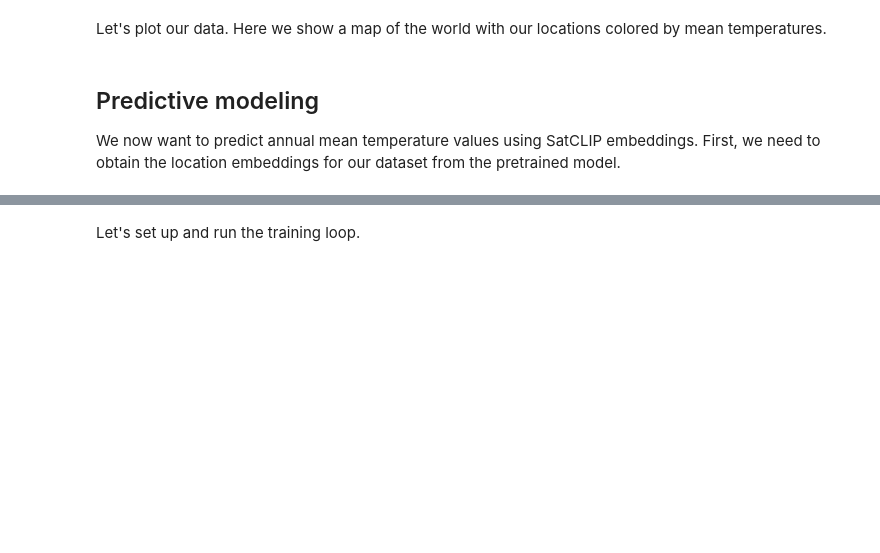
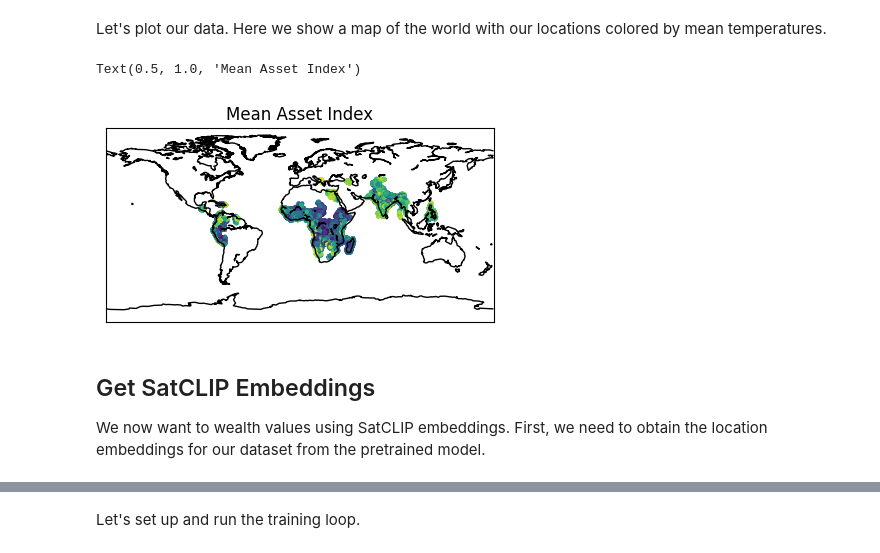
Before and after one commit to Better-Planet-Laboratory/ai4good, a Jupyter notebook: Notebooks/wk5/pt3-satclip.ipynb, the cells around one changed output, grey strips where cells are left out. Drawn from its saved outputs; the diff is of its cells as text; code cells hidden in the pictures; blank space fills up the shorter version.

```diff
--- a/Notebooks/wk5/pt3-satclip.ipynb
+++ b/Notebooks/wk5/pt3-satclip.ipynb
@@ -84,2 +81,0 @@ def get_air_temp_data(pred="temp",norm_y=True,norm_x=True):
-# %%
-coords, _, y = get_air_temp_data()
@@ -85,0 +84,22 @@ coords, _, y = get_air_temp_data()
+# %%
+def get_poverty_data(path="dhs_final_labels.csv", pred="asset_index"):
+  '''
+  Download and process the poverty mapping dataset from SustainBench (more info: https://www.nature.com/articles/sdata2018246)
+
+  Parameters:
+  pred = numeric; name of outcome variable to be returned, 0-indexed. Must be numeric column. 6 is 'asset_index'
+  norm_y = logical; should outcome be normalized
+
+  Return:
+  coords = spatial coordinates (lon/lat)
+  y = outcome variable
+  '''
+  df = pd.read_csv(path)
+  lat = np.array(df['lat'])
+  lon = np.array(df['lon'])
+  coords = np.column_stack((lon, lat))
+  y = np.array(df[pred]).reshape(-1)
+
+  return torch.tensor(coords), torch.tensor(y)
+
+print('function defined')
@@ -85,0 +108,4 @@ coords, _, y = get_air_temp_data()
+# %%
+coords, y = get_poverty_data(pred="asset_index", path='/kaggle/input/dhs-labels-for-poverty-mapping-from-sustainbench/dhs_final_labels.csv')
+print("Coordinates tensor:", coords)
+print("Outcome variable tensor:", y)
@@ -86,16 +122,16 @@ coords, _, y = get_air_temp_data()
 # %% [markdown]
 Let's plot our data. Here we show a map of the world with our locations colored by mean temperatures.
 # %%
-import matplotlib.pyplot as plt
-from mpl_toolkits.basemap import Basemap
-
 fig, ax = plt.subplots(1, figsize=(5, 3))
 
 m = Basemap(projection='cyl', resolution='c', ax=ax)
 m.drawcoastlines()
 ax.scatter(coords[:,0], coords[:,1], c=y, s=5)
-ax.set_title('Annual Mean Temperatures')
+ax.set_title('Mean Asset Index')
+# %% [output]
+Text(0.5, 1.0, 'Mean Asset Index')
+[figure, added]
 # %% [markdown]
-## Predictive modeling
+## Get SatCLIP Embeddings
 
-We now want to predict annual mean temperature values using SatCLIP embeddings. First, we need to obtain the location embeddings for our dataset from the pretrained model.
+We now want to wealth values using SatCLIP embeddings. First, we need to obtain the location embeddings for our dataset from the pretrained model.
```
Also changed, not shown: parts of 49 cells of this notebook, 1 other file.
